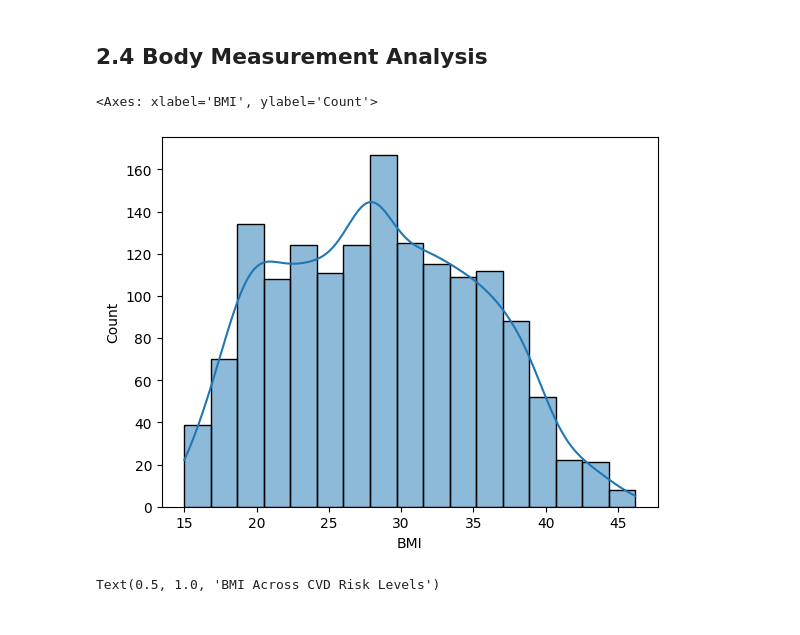
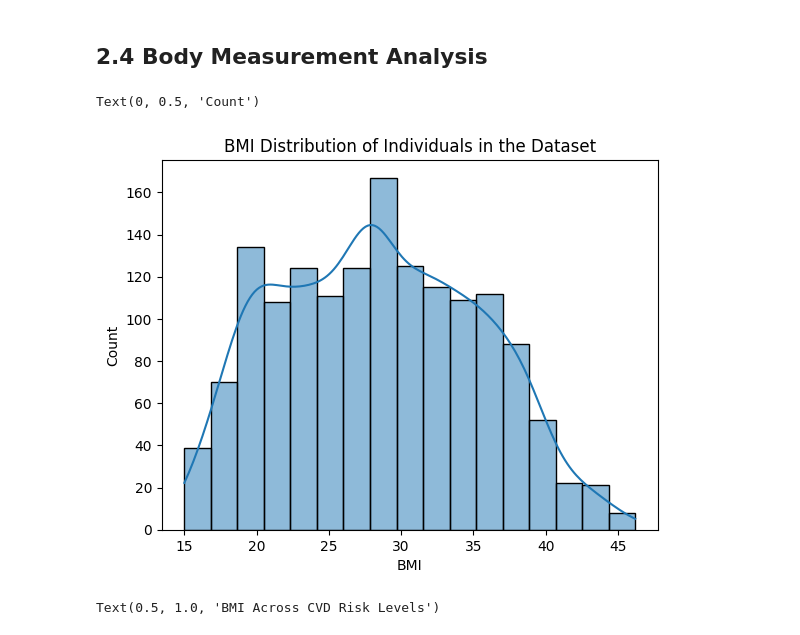
Before and after one commit to shampeyndadi/STINTSY_MCO, a Jupyter notebook: MCO.ipynb, the cells around one changed output. Saved outputs shown, nothing was run; the diff lists cells and outputs as text; code cells hidden in the pictures.

```diff
--- a/MCO.ipynb
+++ b/MCO.ipynb
@@ -303,9 +316,12 @@ sns.countplot(x="Sex", hue="CVD Risk Level", data=df)
 ## 2.4 Body Measurement Analysis
 # %%
 sns.histplot(df["BMI"], kde=True)
+plt.title("BMI Distribution of Individuals in the Dataset")
+plt.xlabel("BMI")
+plt.ylabel("Count")
 # %% [output]
-<Axes: xlabel='BMI', ylabel='Count'>
+Text(0, 0.5, 'Count')
-[figure, old version]
+[figure, new version]
 # %%
 sns.boxplot(x="CVD Risk Level", y="BMI", data=df)
 plt.title("BMI Across CVD Risk Levels")
```
Also changed, not shown: parts of 15 cells of this notebook.
